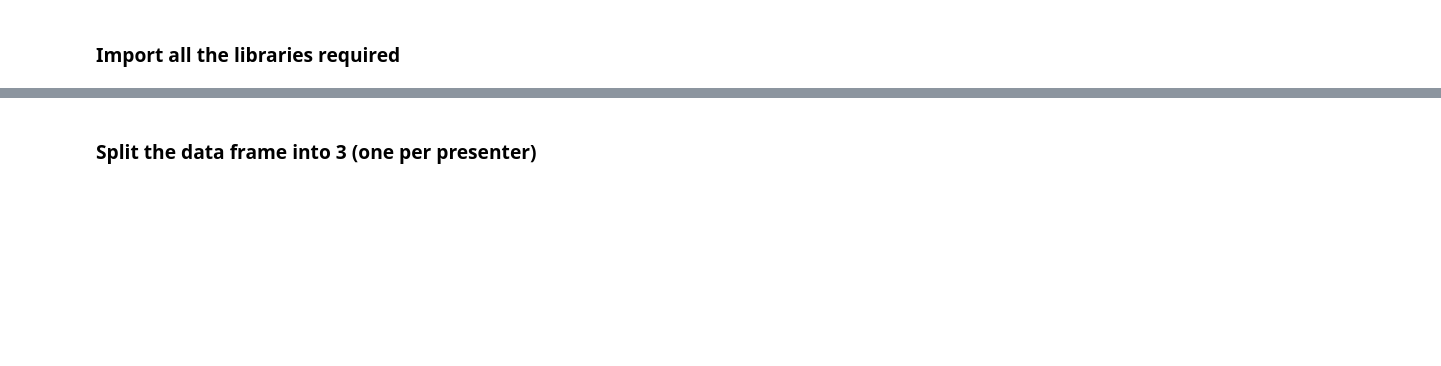
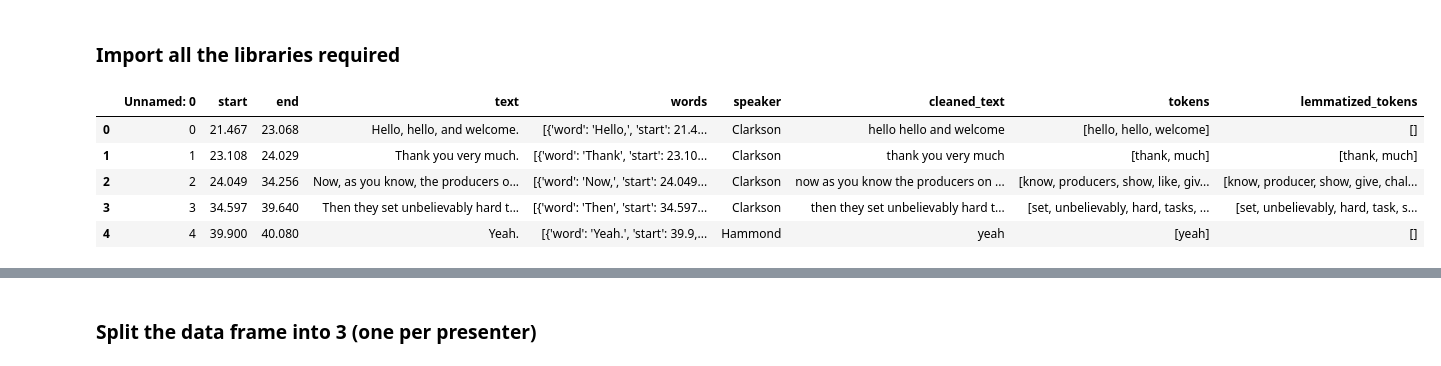
Before and after one commit to j-lepard/TopGear-LDA, a Jupyter notebook: TopGear-LDA_Batched.ipynb, the cells around one changed output, grey strips where cells are left out. Drawn from its saved outputs; the diff is of its cells as text; code cells hidden in the pictures; blank space fills up the shorter version.

```diff
--- a/TopGear-LDA_Batched.ipynb
+++ b/TopGear-LDA_Batched.ipynb
@@ -500,3 +471,37 @@ import locale
 def getpreferredencoding(do_setlocale=True):
     return "UTF-8"
 locale.getpreferredencoding = getpreferredencoding
+# %%
+#### Below is a suggestion from gpt.
+from nltk.corpus.util import LazyCorpusLoader
+from nltk.corpus import stopwords as nltk_stopwords
+
+# 1. Remove emails, newline characters, and non-alphabetic characters
+preprocessed_df['cleaned_text'] = preprocessed_df['text'].str.replace(r'\S+@\S+', '', regex=True)
+preprocessed_df['cleaned_text'] = preprocessed_df['cleaned_text'].str.replace(r'http\S+|www\S+', '', regex=True)
+preprocessed_df['cleaned_text'] = preprocessed_df['cleaned_text'].str.replace(r'\n', ' ', regex=True)
+preprocessed_df['cleaned_text'] = preprocessed_df['cleaned_text'].str.replace(r'[^a-zA-Z\s]', '', regex=True)
+
+# 2. Convert to lowercase
+preprocessed_df['cleaned_text'] = preprocessed_df['cleaned_text'].str.lower()
+
+# 3. Tokenize the text
+preprocessed_df['tokens'] = preprocessed_df['cleaned_text'].apply(lambda x: gensim.utils.simple_preprocess(x, deacc=True))
+
+# 4. Remove stopwords
+stopwords = set(nltk_stopwords.words('english'))
+preprocessed_df['tokens'] = preprocessed_df['tokens'].apply(lambda x: [word for word in x if word not in stopwords])
+
+# 5. Lemmatize the tokens
+nlp = spacy.load("en_core_web_sm", disable=["parser", "ner"])
+preprocessed_df['lemmatized_tokens'] = preprocessed_df['tokens'].apply(lambda x: [token.lemma_ for token in nlp(" ".join(x)) if token.pos_ in ["NOUN", "ADJ", "VERB", "ADV"]])
+
+# Display the preprocessed dataframe
+preprocessed_df.head()
+# %% [output]
+|  | Unnamed: 0 | start | end | text | words | speaker | cleaned_text | tokens | lemmatized_tokens |
+| 0 | 0 | 21.467 | 23.068 | Hello, hello, and welcome. | [{'word': 'Hello,', 'start': 21.4... | Clarkson | hello hello and welcome | [hello, hello, welcome] | [] |
+| 1 | 1 | 23.108 | 24.029 | Thank you very much. | [{'word': 'Thank', 'start': 23.10... | Clarkson | thank you very much | [thank, much] | [thank, much] |
+| 2 | 2 | 24.049 | 34.256 | Now, as you know, the producers o... | [{'word': 'Now,', 'start': 24.049... | Clarkson | now as you know the producers on ... | [know, producers, show, like, giv... | [know, producer, show, give, chal... |
+| 3 | 3 | 34.597 | 39.640 | Then they set unbelievably hard t... | [{'word': 'Then', 'start': 34.597... | Clarkson | then they set unbelievably hard t... | [set, unbelievably, hard, tasks, ... | [set, unbelievably, hard, task, s... |
+| 4 | 4 | 39.900 | 40.080 | Yeah. | [{'word': 'Yeah.', 'start': 39.9,... | Hammond | yeah | [yeah] | [] |
```
Also changed, not shown: parts of 22 cells of this notebook, 1 other file.
